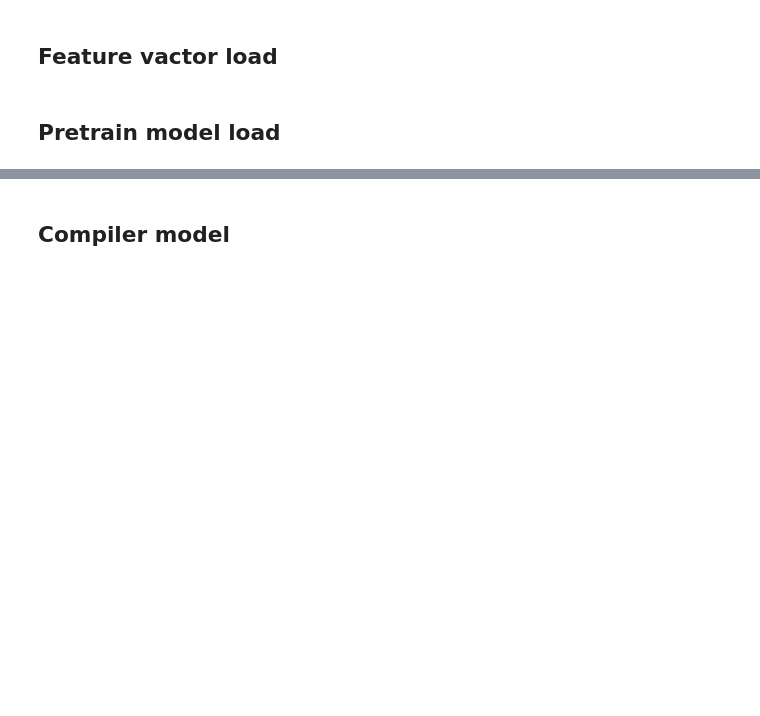
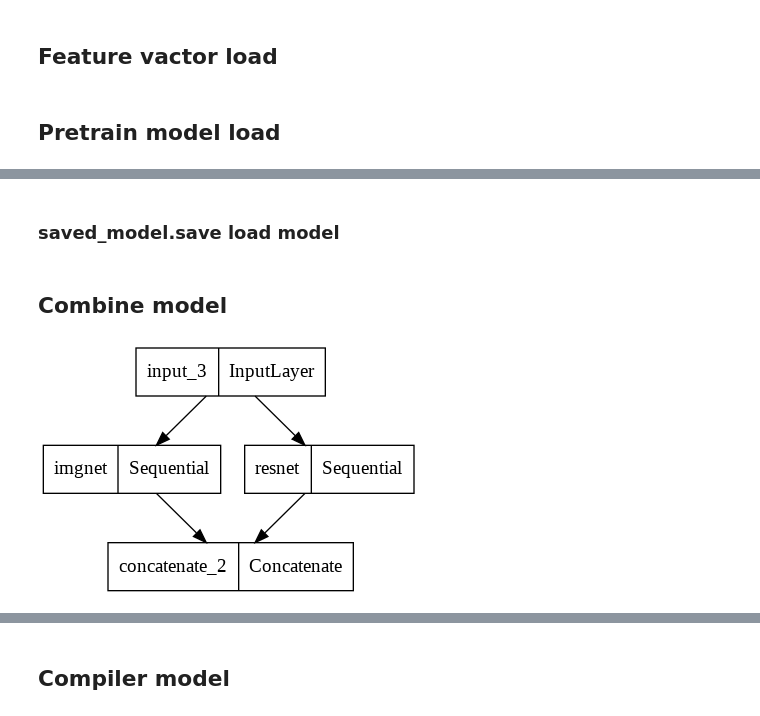
Before and after one commit to biplobsd/ImageClassificationTest, a Jupyter notebook: cnn_transfer_learning.ipynb, the cells around one changed output, grey strips where cells are left out. Saved outputs shown, nothing was run; the diff lists cells and outputs as text; code cells hidden in the pictures; blank space fills up the shorter version.

```diff
--- a/cnn_transfer_learning.ipynb
+++ b/cnn_transfer_learning.ipynb
@@ -150,3 +155,7 @@ model = tf.keras.models.load_model(
+# %%
+model = tf.keras.models.load_model('/content/drives/University/Apurba-DIU-Models/imgnetPLUSresnet_50_v1')
+# %% [markdown]
+### saved_model.save load model
 # %%
 import tensorflow_hub as hub
 
@@ -160,0 +170,27 @@ def build_model(loaded):
+# %% [markdown]
+## Combine model
+# %%
+def concat_horizontal(models, input_shape):
+  models_count = len(models)
+  hidden = []
+  input = tf.keras.layers.Input(shape=input_shape)
+  for i in range(models_count):
+    hidden.append(models[i](input))
+  output = tf.keras.layers.concatenate(hidden)
+  model = tf.keras.Model(inputs=input, outputs=output)
+  return model
+# %%
+model1 = tf.keras.models.load_model(('/content/imgnet.h5'),
+    custom_objects={'KerasLayer':hub.KerasLayer})
+model1._name = 'imgnet'
+model2 = tf.keras.models.load_model(('/content/resnet_v1_50.h5'),
+    custom_objects={'KerasLayer':hub.KerasLayer})
+model2._name = 'resnet'
+
+model3 = concat_horizontal([model1,model2],(224,224,3))
+del model1
+del model2
+# %%
+tf.keras.utils.plot_model(model3)
+# %% [output]
+[figure, added]
```
Also changed, not shown: parts of 54 cells of this notebook.
